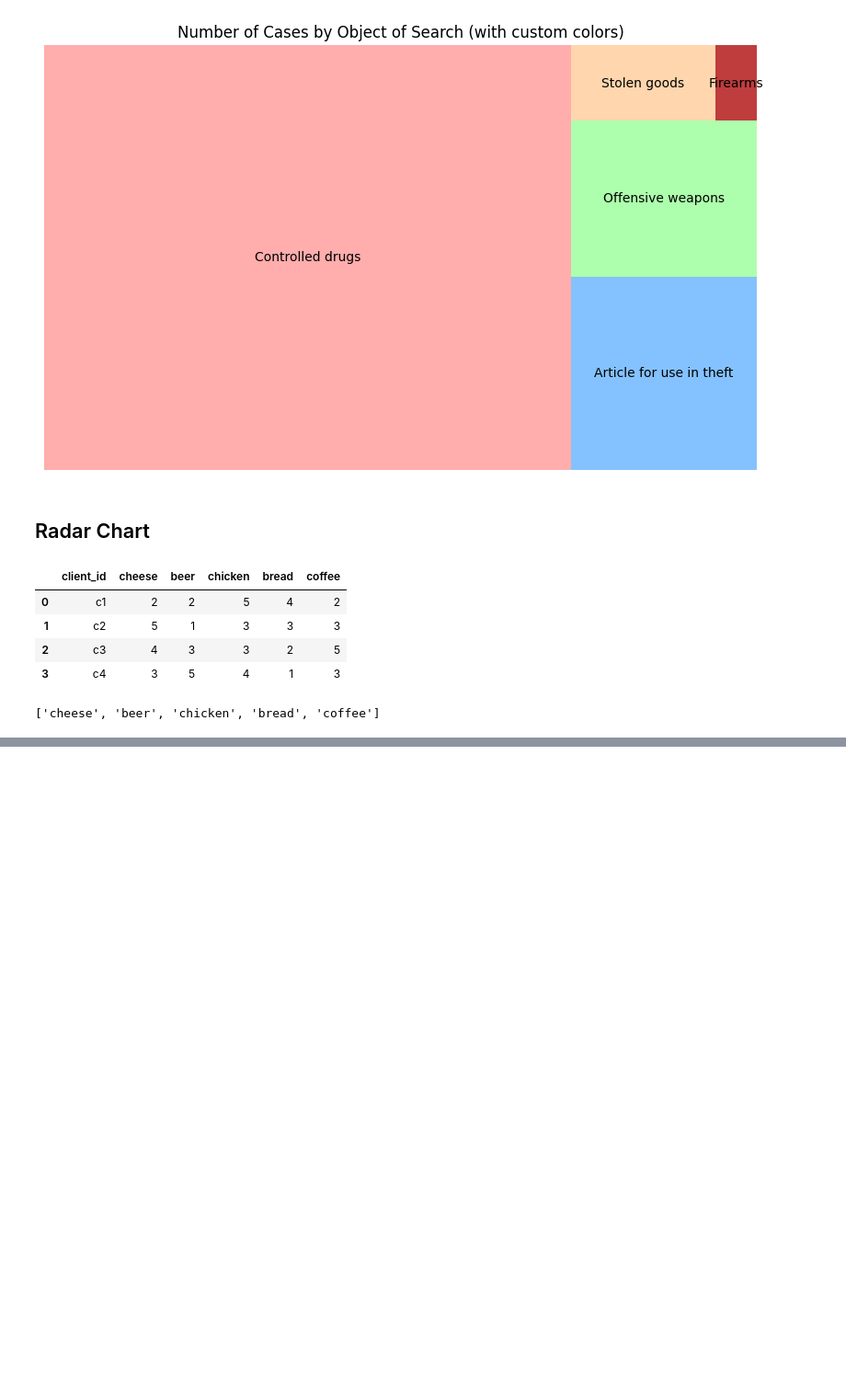
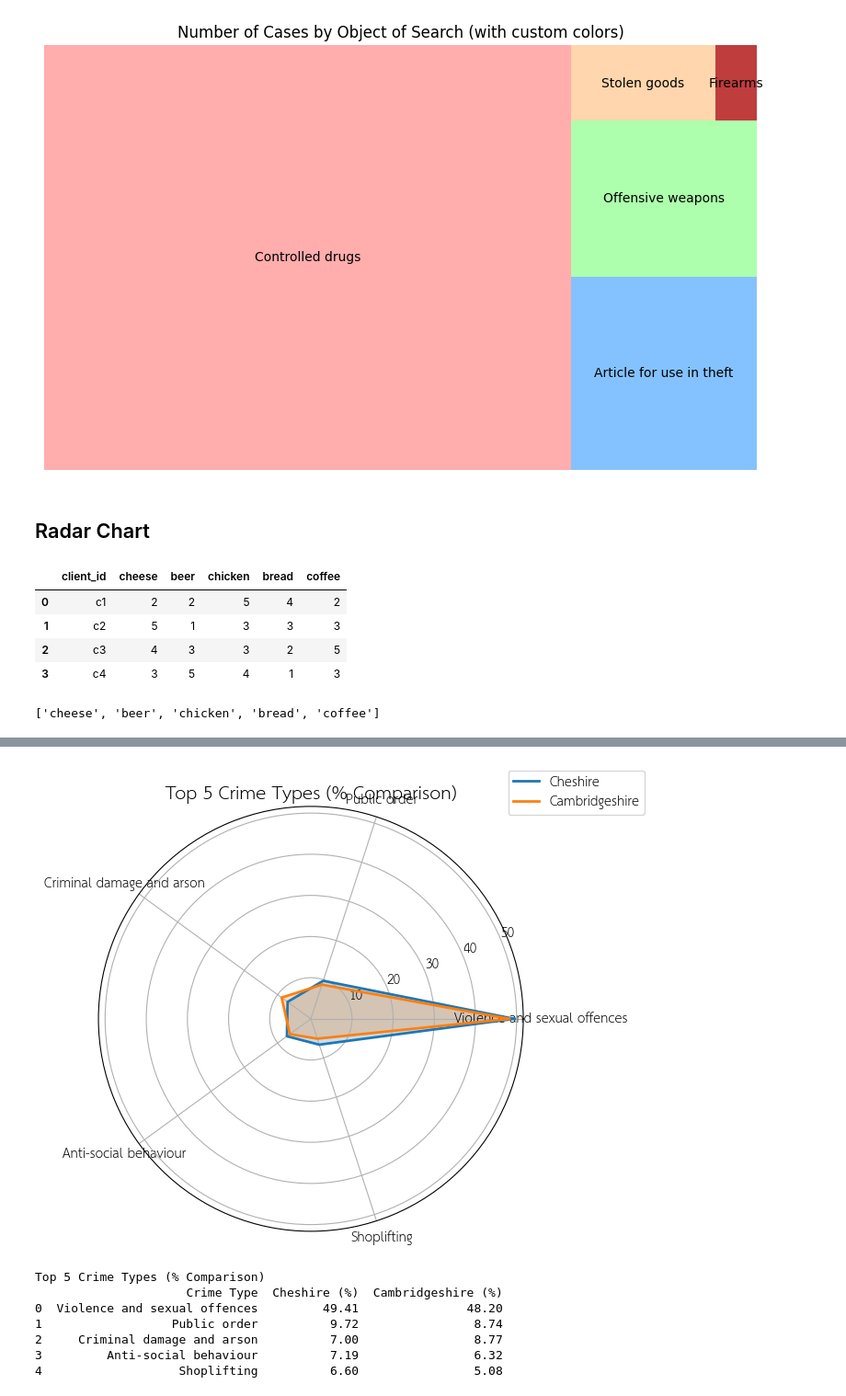
Before and after one commit to Thanyarat281-6/dataviz2025, a Jupyter notebook: Visualize_Data_Comparison_2025.ipynb, the cells around one changed output, grey strips where cells are left out. Shown: that part at 92% size. Saved outputs shown, nothing was run; the diff lists cells and outputs as text; code cells hidden in the pictures; blank space fills up the shorter version.

```diff
--- a/Visualize_Data_Comparison_2025.ipynb
+++ b/Visualize_Data_Comparison_2025.ipynb
@@ -434,0 +464,63 @@ plt.legend(loc='upper right', bbox_to_anchor=(0.1, 0.1))
+# %%
+import pandas as pd
+import matplotlib.pyplot as plt
+import numpy as np
+
+# โหลดไฟล์สองเมือง
+df_cheshire = pd.read_csv("/content/drive/MyDrive/Python&datavizz2025/data/2025-01/2025-01-cheshire-street.csv")
+df_cambridge = pd.read_csv("/content/drive/MyDrive/Python&datavizz2025/data/2025-01/2025-01-cumbria-street.csv")
+
+# นับจำนวนอาชญากรรมแต่ละประเภทในแต่ละเมือง
+crime_cheshire = df_cheshire['Crime type'].value_counts(normalize=True) * 100
+crime_cambridge = df_cambridge['Crime type'].value_counts(normalize=True) * 100
+
+# รวม crime type ที่มีในทั้งสองเมือง
+crime_total = (crime_cheshire.add(crime_cambridge, fill_value=0)).sort_values(ascending=False)
+
+# เลือก top 5 crime type
+top5_crimes = crime_total.head(5).index
+
+# เตรียมข้อมูลสำหรับ radar chart (%)
+data_cheshire = [crime_cheshire.get(c, 0) for c in top5_crimes]
+data_cambridge = [crime_cambridge.get(c, 0) for c in top5_crimes]
+
+# ปิดวงเชื่อมต่อ
+data_cheshire += data_cheshire[:1]
+data_cambridge += data_cambridge[:1]
+
+# มุมสำหรับ plot
+angles = np.linspace(0, 2*np.pi, len(top5_crimes), endpoint=False).tolist()
+angles += angles[:1]
+
+# --- Radar Chart ---
+fig, ax = plt.subplots(figsize=(6,6), subplot_kw=dict(polar=True))
+ax.plot(angles, data_cheshire, linewidth=2, label="Cheshire")
+ax.fill(angles, data_cheshire, alpha=0.25)
+
+ax.plot(angles, data_cambridge, linewidth=2, label="Cambridgeshire")
+ax.fill(angles, data_cambridge, alpha=0.25)
+
+ax.set_xticks(angles[:-1])
+ax.set_xticklabels(top5_crimes, fontsize=10)
+ax.set_title("Top 5 Crime Types (% Comparison)", fontsize=14)
+ax.legend(loc="upper right", bbox_to_anchor=(1.3,1.1))
+plt.show()
+
+# --- ตารางสรุปเป็น % ---
+summary_df = pd.DataFrame({
+    "Crime Type": top5_crimes,
+    "Cheshire (%)": [crime_cheshire.get(c, 0) for c in top5_crimes],
+    "Cambridgeshire (%)": [crime_cambridge.get(c, 0) for c in top5_crimes]
+})
+
+print("Top 5 Crime Types (% Comparison)")
+print(summary_df.round(2))
+# %% [output]
+[figure, added]
+Top 5 Crime Types (% Comparison)
+                     Crime Type  Cheshire (%)  Cambridgeshire (%)
+0  Violence and sexual offences         49.41               48.20
+1                  Public order          9.72                8.74
+2     Criminal damage and arson          7.00                8.77
+3         Anti-social behaviour          7.19                6.32
+4                   Shoplifting          6.60                5.08
```
Also changed, not shown: parts of 11 cells of this notebook.
